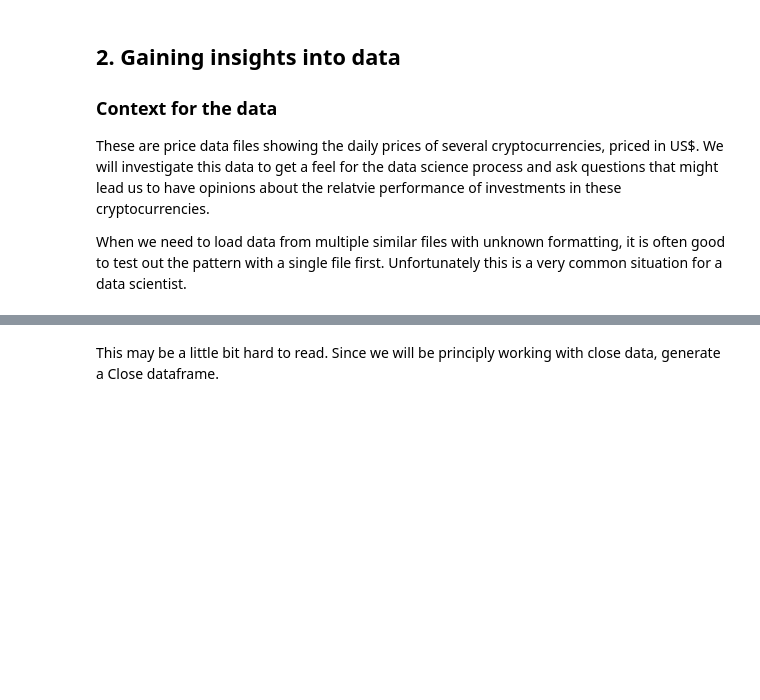
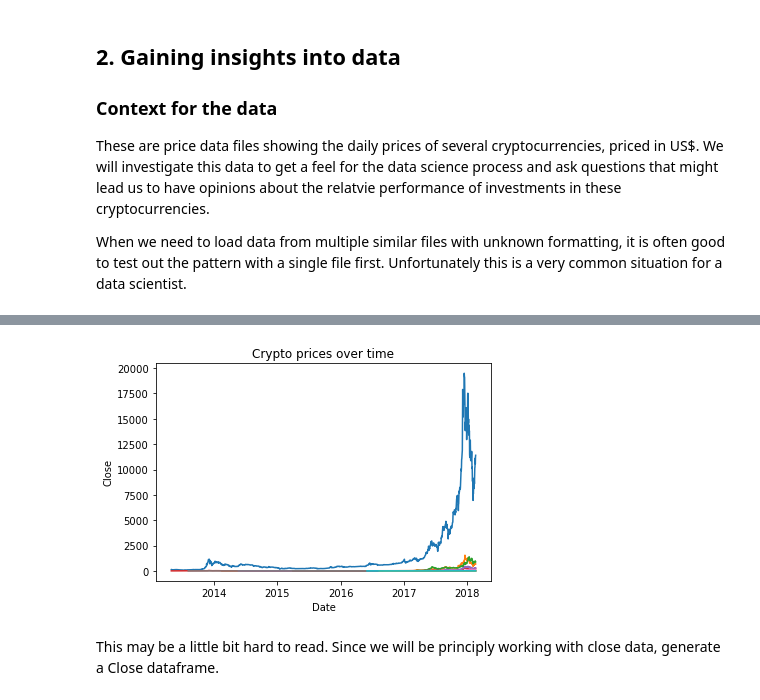
Before and after one commit to microsoft/Reactors, a Jupyter notebook: Data_Science_1/Full_Day/5-Project-Cryptocurrency.ipynb, the cells around one changed output, grey strips where cells are left out. Saved outputs shown, nothing was run; the diff lists cells and outputs as text; code cells hidden in the pictures; blank space fills up the shorter version.

```diff
--- a/Data_Science_1/Full_Day/5-Project-Cryptocurrency.ipynb
+++ b/Data_Science_1/Full_Day/5-Project-Cryptocurrency.ipynb
@@ -249,5 +50,0 @@ Is the following cell meant to be blank?
-# %%
-# For this analysis I will only be looking at closing price to make things more manageable
-for coin in crypto:
-    sns.lineplot(x='Date', y='Close', data=crypto[coin])
-    plt.title("Crypto prices over time")
@@ -256,3 +265,11 @@ ValueError: Could not interpret input 'Date'
+# %%
+# For this analysis we will only be looking at closing price to make things more manageable
+for coin in crypto:
+    # for each dataframe plot a line plot of the Close on the y and the Date on the x.
+    sns.lineplot(x='Date', y='Close', data=crypto[coin].reset_index())
+    plt.title("Crypto prices over time") # and add a title
+# %% [output]
+[figure, added]
 # %% [markdown]
 This may be a little bit hard to read. Since we will be principly working with close data, generate a Close dataframe.
 # %%
```
Also changed, not shown: parts of 49 cells of this notebook.
